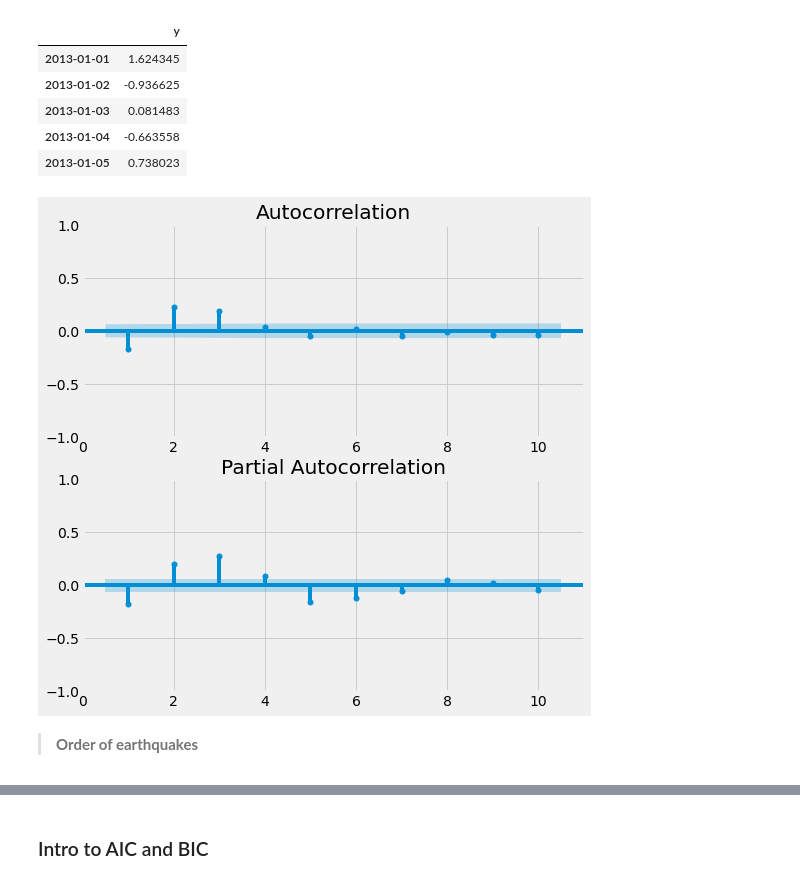
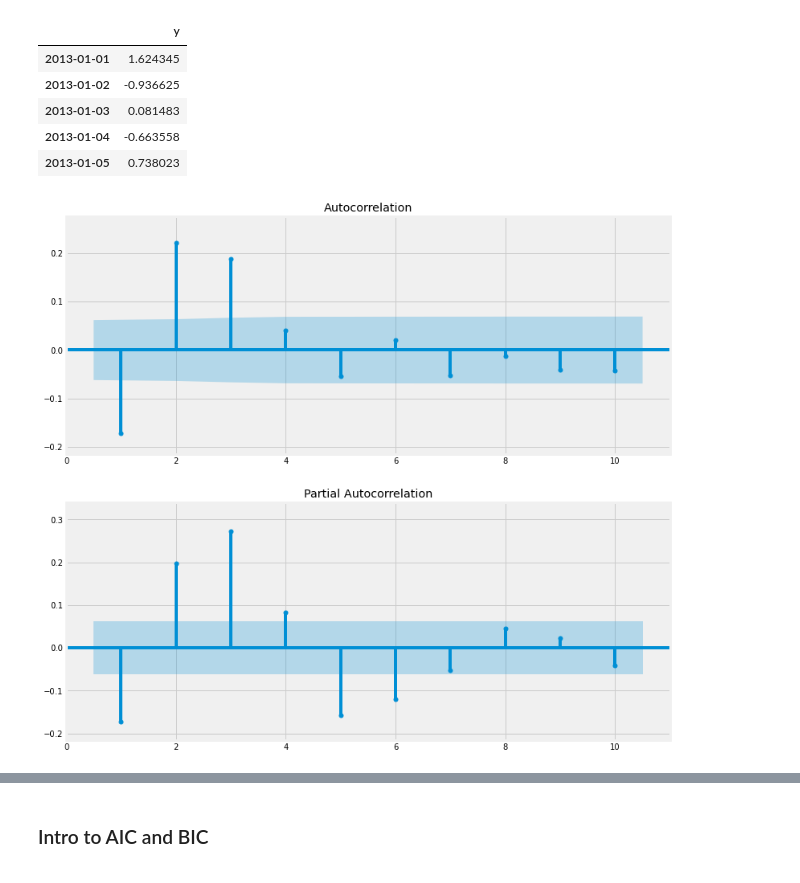
Before and after one commit to anhhaibkhn/Data-Science-selfstudy-notes-Blog, a Jupyter notebook: _notebooks/ARIMA Models in Python/2022-08-28-ARIMA Models in Python.ipynb, the cells around one changed output, grey strips where cells are left out. Cells and saved outputs as stored; diff of their text form; code cells hidden in the pictures.

```diff
--- a/_notebooks/ARIMA Models in Python/2022-08-28-ARIMA Models in Python.ipynb
+++ b/_notebooks/ARIMA Models in Python/2022-08-28-ARIMA Models in Python.ipynb
@@ -1034,18 +1038,16 @@ df.head()
 # %%
 # Import
 from statsmodels.graphics.tsaplots import plot_acf, plot_pacf
 
 # Create figure
-fig, (ax1, ax2) = plt.subplots(2, 1, figsize=(8,8))
+fig, (ax1, ax2) = plt.subplots(2, 1, figsize=(12,12))
 
 # Plot the ACF of df
-plot_acf(df, lags=10, zero=False, ax=ax1)
+plot_acf(df, lags=10, zero=False, ax=ax1, auto_ylims=True)
 
 # Plot the PACF of df
-plot_pacf(df, lags=10, zero=False, ax=ax2)
+plot_pacf(df, lags=10, zero=False, ax=ax2, auto_ylims=True)
 
 plt.show()
 # %% [output]
-[figure, old version]
+[figure, new version]
-# %% [markdown]
-> **Order of earthquakes**
```
Also changed, not shown: parts of 118 cells of this notebook, 28 other files.
